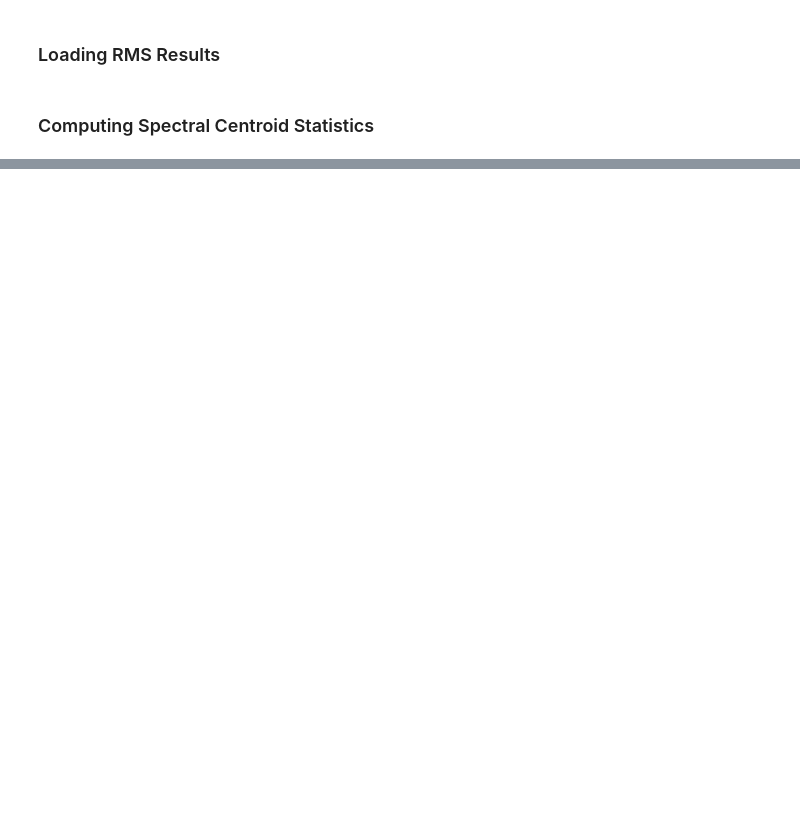
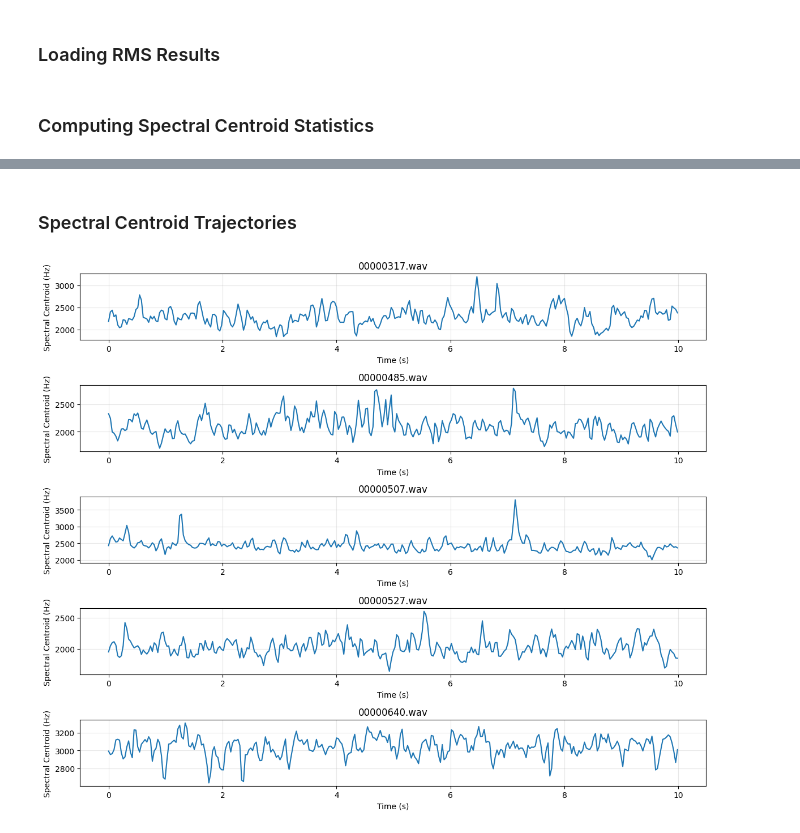
Before and after one commit to Shagun-Thakur/EchoGuard, a Jupyter notebook: notebooks/06_spectral_centroid_analysis.ipynb, the cells around one changed output, grey strips where cells are left out. Drawn from its saved outputs; the diff is of its cells as text; code cells hidden in the pictures; blank space fills up the shorter version.

Commit message:
Completed notebook 06, added plot_spectral_centroid function in visualization.py

```diff
--- a/notebooks/06_spectral_centroid_analysis.ipynb
+++ b/notebooks/06_spectral_centroid_analysis.ipynb
@@ -47,0 +105,13 @@ FileNotFoundError: [Errno 2] No such file or directory: 'C:\\MyProjects\\MIMIIRe
+# %%
+group_a_stats = centroid_summary[
+    centroid_summary.file_name.isin(group_a.file_name) &
+    centroid_summary.label.isin(group_a.label)
+    ]
+group_b_stats = centroid_summary[
+    centroid_summary.file_name.isin(group_b.file_name) &
+    centroid_summary.label.isin(group_b.label)
+    ]
+group_c_stats = centroid_summary[
+    centroid_summary.file_name.isin(group_c.file_name) &
+    centroid_summary.label.isin(group_c.label)
+    ]
@@ -47,0 +145,2 @@ FileNotFoundError: [Errno 2] No such file or directory: 'C:\\MyProjects\\MIMIIRe
+# %% [markdown]
+### Spectral Centroid Trajectories
@@ -47,0 +149,8 @@ FileNotFoundError: [Errno 2] No such file or directory: 'C:\\MyProjects\\MIMIIRe
+# %%
+fig, axes = plt.subplots(5, 1, figsize = (12, 10))
+for ax, (_, row) in zip(axes, group_a_stats.iterrows()):
+    signal, sr = load_channel(get_audio_path(row.file_name, row.label))
+    plot_spectral_centroid(signal, sr, ax = ax, title = row.file_name)
+    plt.tight_layout()
+# %% [output]
+[figure, added]
```
Also changed, not shown: parts of 37 cells of this notebook, 3 other files.
